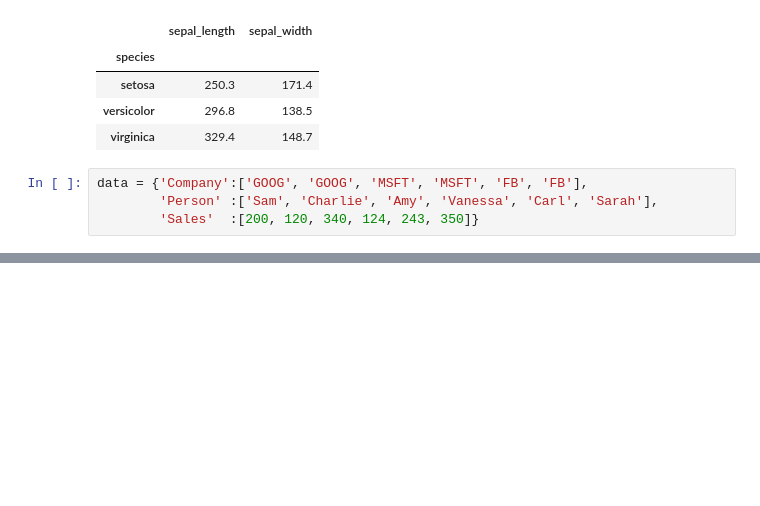
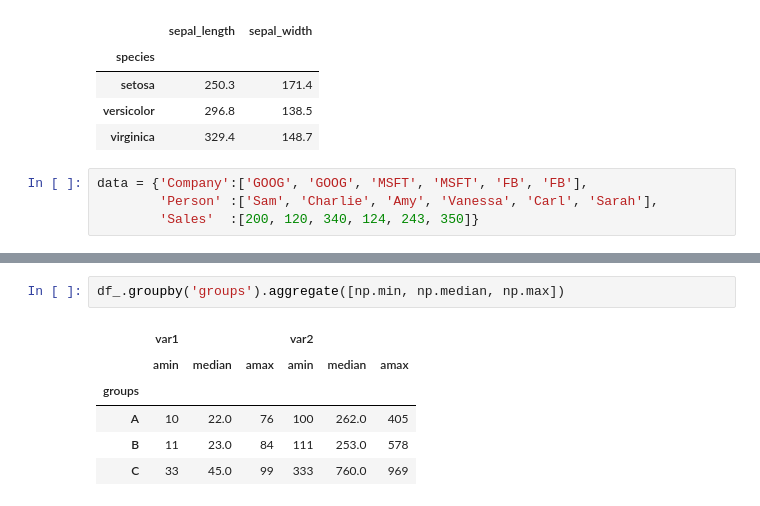
Before and after one commit to bulent-1111/Data_Science, a Jupyter notebook: DE_Pandas_Unterricht_Notebook/05_Pandas_Wiederholt.ipynb, the cells around one changed output, grey strips where cells are left out. Drawn from its saved outputs; the diff is of its cells as text; blank space fills up the shorter version.

```diff
--- a/DE_Pandas_Unterricht_Notebook/05_Pandas_Wiederholt.ipynb
+++ b/DE_Pandas_Unterricht_Notebook/05_Pandas_Wiederholt.ipynb
@@ -500,0 +634,9 @@ data = {'Company':['GOOG', 'GOOG', 'MSFT', 'MSFT', 'FB', 'FB'],
+# %%
+df_.groupby('groups').aggregate([np.min, np.median, np.max])
+# %% [output]
+|  | var1 |  |  | var2 |  |  |
+|  | amin | median | amax | amin | median | amax |
+| groups |  |  |  |  |  |  |
+| A | 10 | 22.0 | 76 | 100 | 262.0 | 405 |
+| B | 11 | 23.0 | 84 | 111 | 253.0 | 578 |
+| C | 33 | 45.0 | 99 | 333 | 760.0 | 969 |
```
Also changed, not shown: parts of 63 cells of this notebook, 9 other files.
